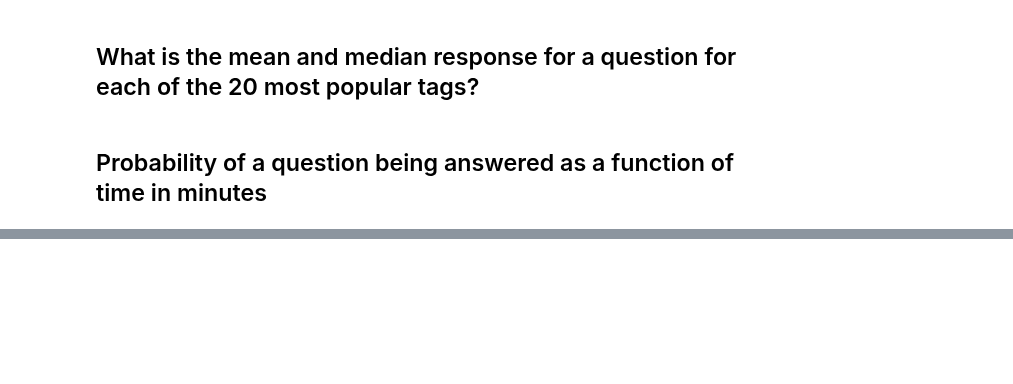
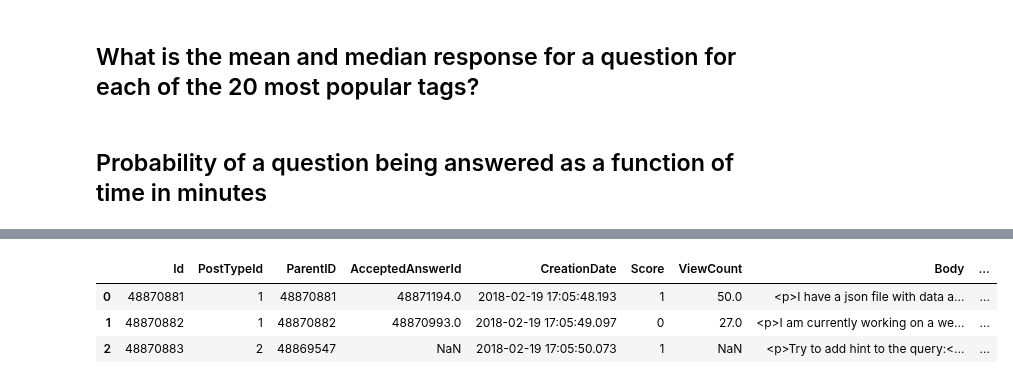
Before and after one commit to MaksimDan/160-Stackoverflow, a Jupyter notebook: source/eda/EDA-stackoverflow.ipynb, the cells around one changed output, grey strips where cells are left out. Cells and saved outputs as stored; diff of their text form; code cells hidden in the pictures; blank space fills up the shorter version.

```diff
--- a/source/eda/EDA-stackoverflow.ipynb
+++ b/source/eda/EDA-stackoverflow.ipynb
@@ -319,0 +390,13 @@ up_down_votes_per_question.head()
+# %%
+# if the parentID is empty, have it point to itself, this will simplify the query
+def circulate_parentID(row):
+    return row.Id if isnan(row.ParentID) else row.ParentID
+
+Posts.ParentID = Posts.apply(circulate_parentID, axis=1)
+Posts.ParentID = Posts.ParentID.astype('int64')
+Posts.head(3)
+# %% [output]
+|  | Id | PostTypeId | ParentID | AcceptedAnswerId | CreationDate | Score | ViewCount | Body | ... |
+| 0 | 48870881 | 1 | 48870881 | 48871194.0 | 2018-02-19 17:05:48.193 | 1 | 50.0 | <p>I have a json file with data a... | ... |
+| 1 | 48870882 | 1 | 48870882 | 48870993.0 | 2018-02-19 17:05:49.097 | 0 | 27.0 | <p>I am currently working on a we... | ... |
+| 2 | 48870883 | 2 | 48869547 | NaN | 2018-02-19 17:05:50.073 | 1 | NaN | <p>Try to add hint to the query:<... | ... |
```
Also changed, not shown: parts of 32 cells of this notebook.
